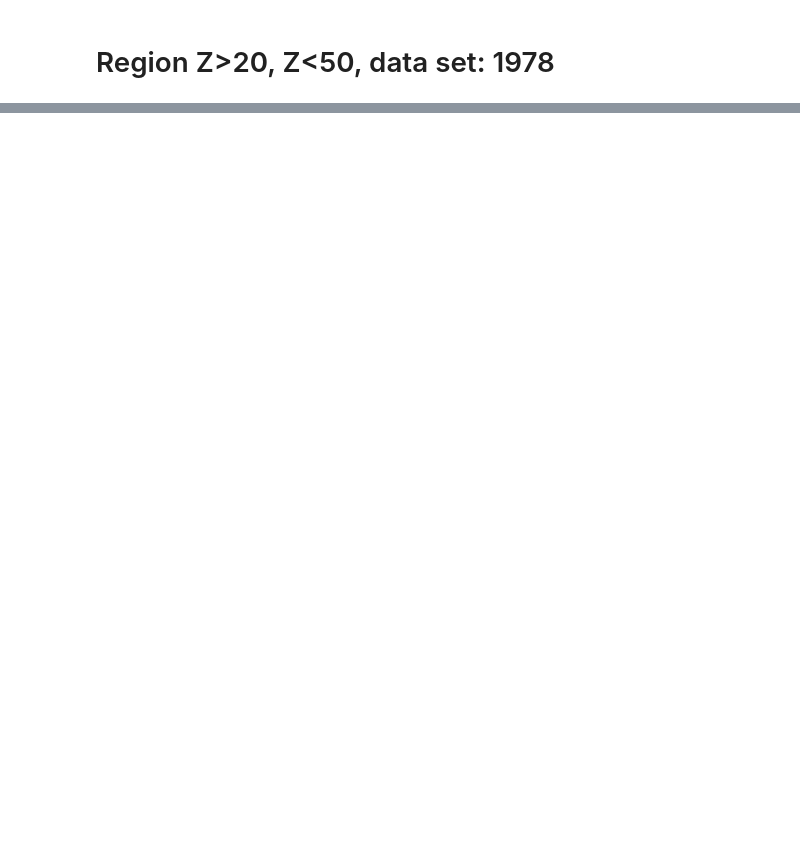
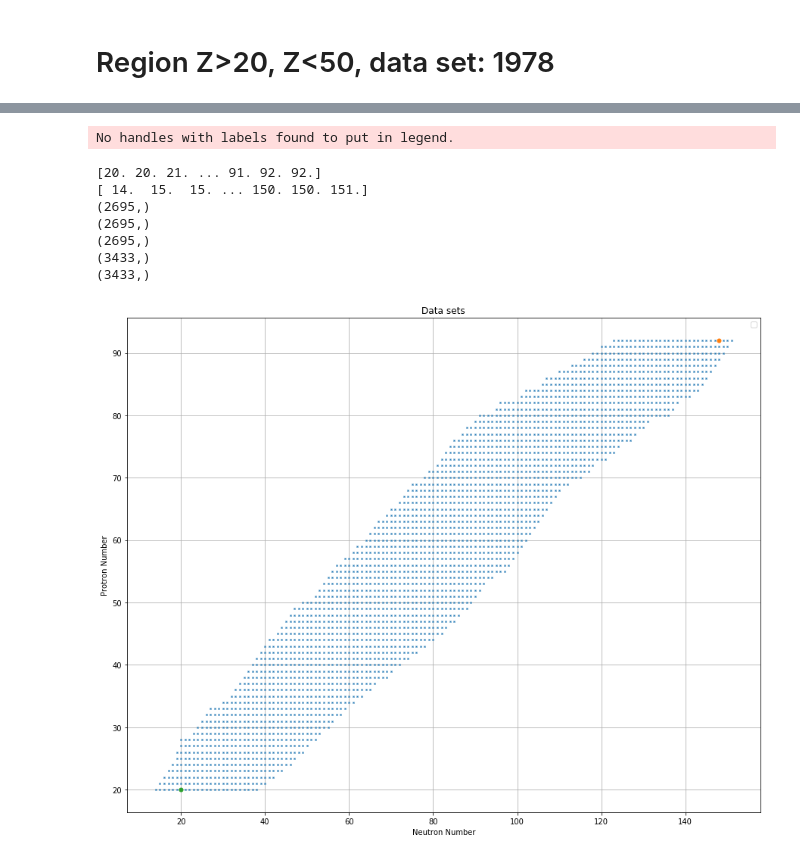
Before and after one commit to MAtthewCrow12/CrowleyDLP, a Jupyter notebook: LDM_ki_2_evaluation.ipynb, the cells around one changed output, grey strips where cells are left out. Saved outputs shown, nothing was run; the diff lists cells and outputs as text; code cells hidden in the pictures; blank space fills up the shorter version.

```diff
--- a/LDM_ki_2_evaluation.ipynb
+++ b/LDM_ki_2_evaluation.ipynb
@@ -321,0 +400,46 @@ print("Mean Squared Error of tested: ", np.sqrt(mean_squared_error(y_test[0],y_t
+# %%
+fort_theBE= np.genfromtxt('theBindingEnergy.dat',usecols=2)#, skip_header=350, skip_footer=3433-2953) #Number of protons
+fort_thez =  np.genfromtxt('theBindingEnergy.dat',usecols=0)
+fort_then =  np.genfromtxt('theBindingEnergy.dat',usecols=1)
+
+print(fort_thez)
+print(fort_then)
+print(np.shape(fort_thez))
+print(np.shape(fort_then))
+print(np.shape(fort_theBE))
+
+print(np.shape(Z_exp))
+print(np.shape(N_exp))
+
+
+plt.title('Data sets')
+plt.plot(fort_then, fort_thez,  'x', markersize=2, label="_aug")
+plt.plot(240-92, 92,  'o',   markersize=5, label="_aug")
+plt.plot(40-20, 20,  'o',   markersize=5, label="_aug")
+plt.xlabel('Neutron Number')
+plt.ylabel('Protron Number')
+plt.legend()
+plt.grid(True)
+plt.show()
+
+#ZN_exp=np.transpose(np.stack((Z_exp, N_exp, the_exp_diff, y_exp, y_the)))
+
+
+X_fort=np.transpose(np.stack((fort_thez, fort_then, fort_theBE)))
+
+for ZN_exp_i in ZN_exp:
+    for X_fort_i in X_fort:
+        if X_fort_i[0]==ZN_exp_i[0] and X_fort_i[1]==ZN_exp_i[1]:
+
+            fort_theBE_aug.appendX_fort[2]
+            Exp_val.append(ZN_exp[])
+# %% [output]
+No handles with labels found to put in legend.
+[20. 20. 21. ... 91. 92. 92.]
+[ 14.  15.  15. ... 150. 150. 151.]
+(2695,)
+(2695,)
+(2695,)
+(3433,)
+(3433,)
+[figure, added]
```
Also changed, not shown: parts of 7 cells of this notebook, 3 other files.
